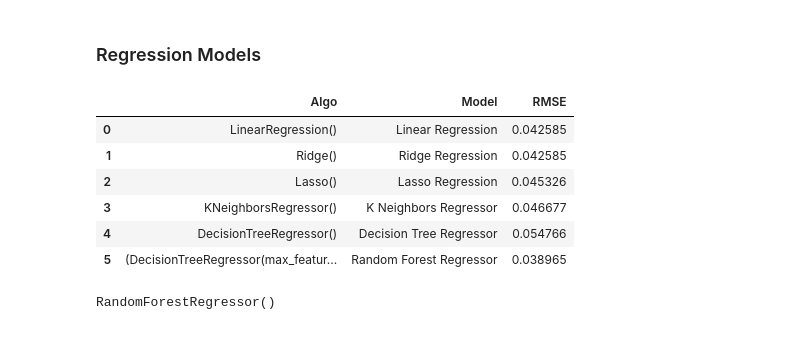
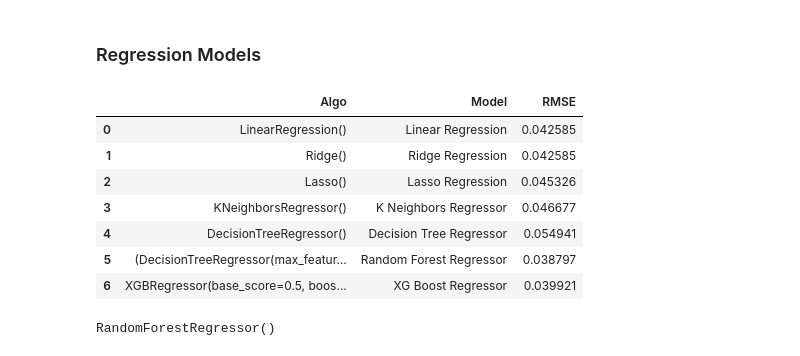
Before and after one commit to abhishekvraman/PythonCodes, a Jupyter notebook: practice.ipynb, the cells around one changed output. Saved outputs shown, nothing was run; the diff lists cells and outputs as text; code cells hidden in the pictures.

```diff
--- a/practice.ipynb
+++ b/practice.ipynb
@@ -668,33 +672,36 @@ y= train[train['is loan sactioned']==1]['Loan Saction Fraction']
 # 20% data as validation set
 X_train,X_valid,y_train,y_valid = train_test_split(X,y,test_size=0.2,random_state=22)
 # %%
-from sklearn.linear_model import Ridge, Lasso, LinearRegression
-from sklearn.tree import DecisionTreeRegressor
-from sklearn.neighbors import KNeighborsRegressor
-from sklearn.ensemble import RandomForestRegressor
-from sklearn import metrics
-algos = [LinearRegression(),  Ridge(), Lasso(),
-          KNeighborsRegressor(), DecisionTreeRegressor(),RandomForestRegressor()]
+# from sklearn.linear_model import Ridge, Lasso, LinearRegression
+# from sklearn.tree import DecisionTreeRegressor
+# from sklearn.neighbors import KNeighborsRegressor
+# from sklearn.ensemble import RandomForestRegressor
+# from xgboost import XGBRegressor
 
-names = ['Linear Regression', 'Ridge Regression', 'Lasso Regression',
-         'K Neighbors Regressor', 'Decision Tree Regressor','Random Forest Regressor']
+# from sklearn import metrics
+# algos = [LinearRegression(),  Ridge(), Lasso(),
+#           KNeighborsRegressor(), DecisionTreeRegressor(),RandomForestRegressor(),XGBRegressor()]
 
-rmse_list = []
-for name in algos:
-    model = name
-    model.fit(X_train,y_train)
-    y_pred = model.predict(X_valid)
-    MSE= metrics.mean_squared_error(y_valid,y_pred)
-    rmse = np.sqrt(MSE)
-    rmse_list.append(rmse)
-evaluation = pd.DataFrame({'Algo':algos,'Model': names,'RMSE': rmse_list})
-evaluation
+# names = ['Linear Regression', 'Ridge Regression', 'Lasso Regression',
+#          'K Neighbors Regressor', 'Decision Tree Regressor','Random Forest Regressor','XG Boost Regressor']
+
+# rmse_list = []
+# for name in algos:
+#     model = name
+#     model.fit(X_train,y_train)
+#     y_pred = model.predict(X_valid)
+#     MSE= metrics.mean_squared_error(y_valid,y_pred)
+#     rmse = np.sqrt(MSE)
+#     rmse_list.append(rmse)
+# evaluation = pd.DataFrame({'Algo':algos,'Model': names,'RMSE': rmse_list})
+# evaluation
 # %% [output]
 |  | Algo | Model | RMSE |
 | 0 | LinearRegression() | Linear Regression | 0.042585 |
 | 1 | Ridge() | Ridge Regression | 0.042585 |
 | 2 | Lasso() | Lasso Regression | 0.045326 |
 | 3 | KNeighborsRegressor() | K Neighbors Regressor | 0.046677 |
-| 4 | DecisionTreeRegressor() | Decision Tree Regressor | 0.054766 |
-| 5 | (DecisionTreeRegressor(max_featur... | Random Forest Regressor | 0.038965 |
+| 4 | DecisionTreeRegressor() | Decision Tree Regressor | 0.054941 |
+| 5 | (DecisionTreeRegressor(max_featur... | Random Forest Regressor | 0.038797 |
+| 6 | XGBRegressor(base_score=0.5, boos... | XG Boost Regressor | 0.039921 |
 # %%
```
Also changed, not shown: parts of 5 cells of this notebook.
